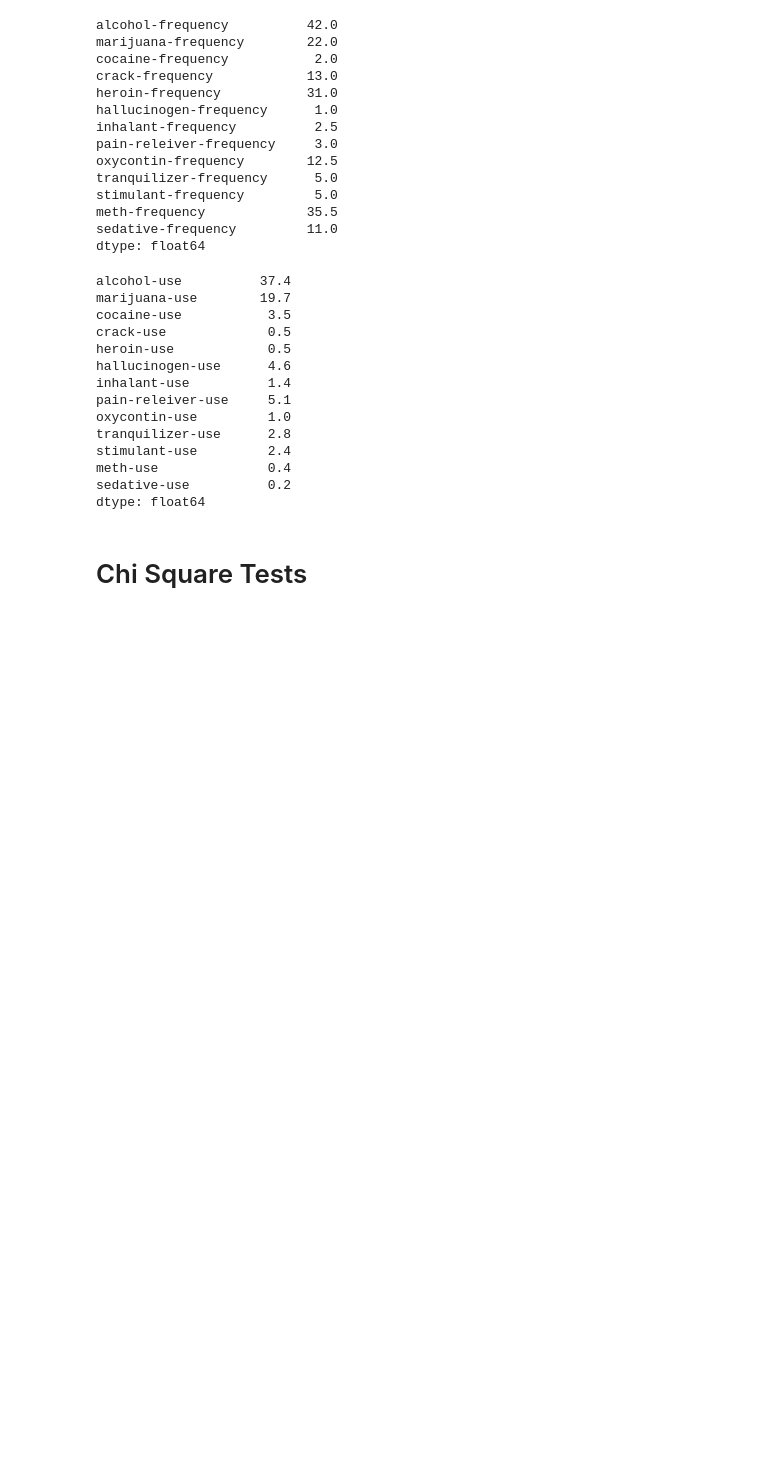
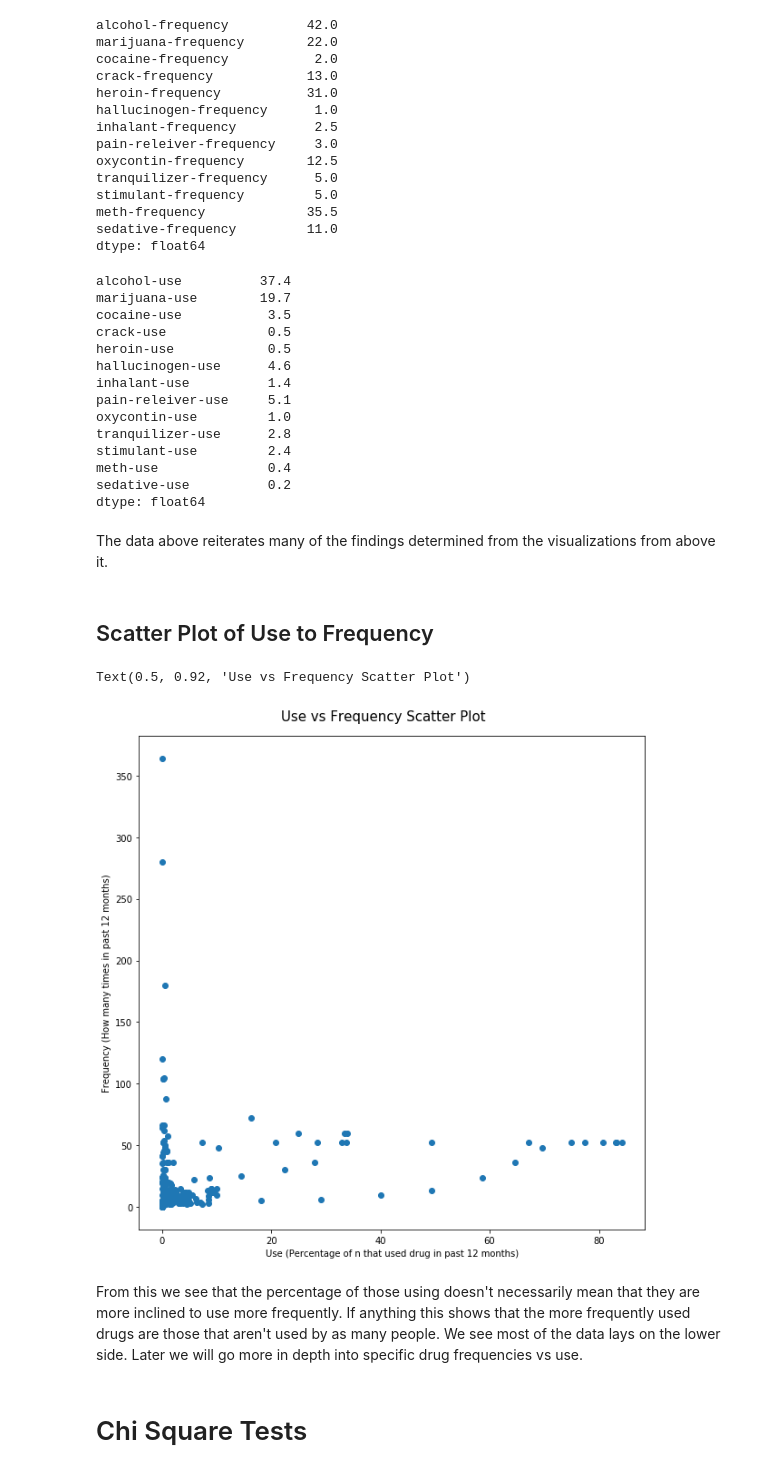
Before and after one commit to AlvarezKevin/fall_2019, a Jupyter notebook: project/Alvarez_Kevin_CSC217_Project.ipynb, the cells around one changed output. Drawn from its saved outputs; the diff is of its cells as text; code cells hidden in the pictures; blank space fills up the shorter version.

```diff
--- a/project/Alvarez_Kevin_CSC217_Project.ipynb
+++ b/project/Alvarez_Kevin_CSC217_Project.ipynb
@@ -316,6 +320,22 @@ stimulant-use         2.4
 meth-use              0.4
 sedative-use          0.2
 dtype: float64
+# %% [markdown]
+The data above reiterates many of the findings determined from the visualizations from above it.
+# %% [markdown]
+## Scatter Plot of Use to Frequency
+# %%
+fig = plt.figure(figsize=(10,10))
+plt.scatter(data[use_columns],
+            data[frequency_columns])
+plt.xlabel("Use (Percentage of n that used drug in past 12 months)")
+plt.ylabel("Frequency (How many times in past 12 months)")
+fig.suptitle("Use vs Frequency Scatter Plot", fontsize=15, y=0.92)
+# %% [output]
+Text(0.5, 0.92, 'Use vs Frequency Scatter Plot')
+[figure, added]
+# %% [markdown]
+From this we see that the percentage of those using doesn't necessarily mean that they are more inclined to use more frequently. If anything this shows that the more frequently used drugs are those that aren't used by as many people. We see most of the data lays on the lower side. Later we will go more in depth into specific drug frequencies vs use.
 # %% [markdown]
 # Chi Square Tests
 # %% [markdown]
```
Also changed, not shown: parts of 44 cells of this notebook.
